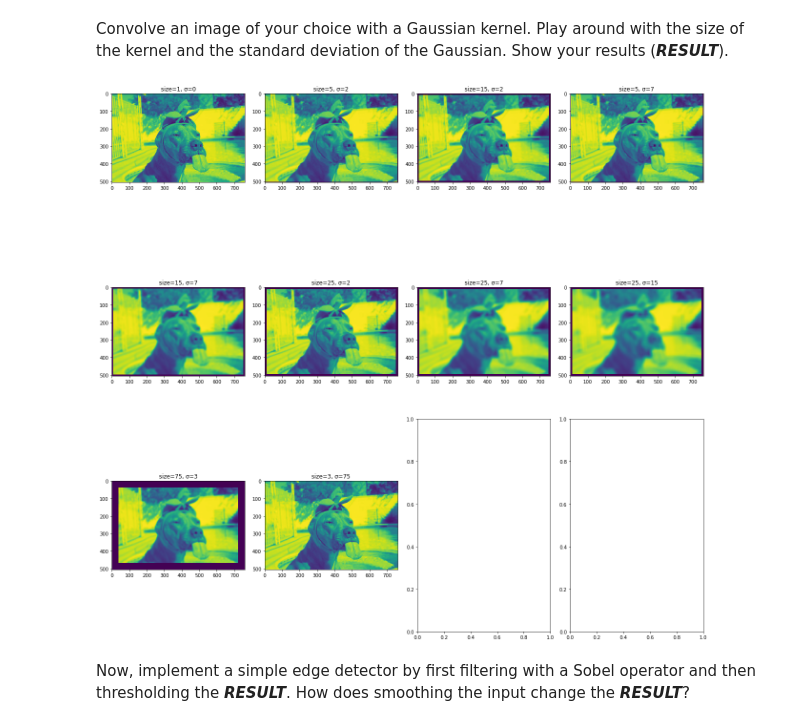
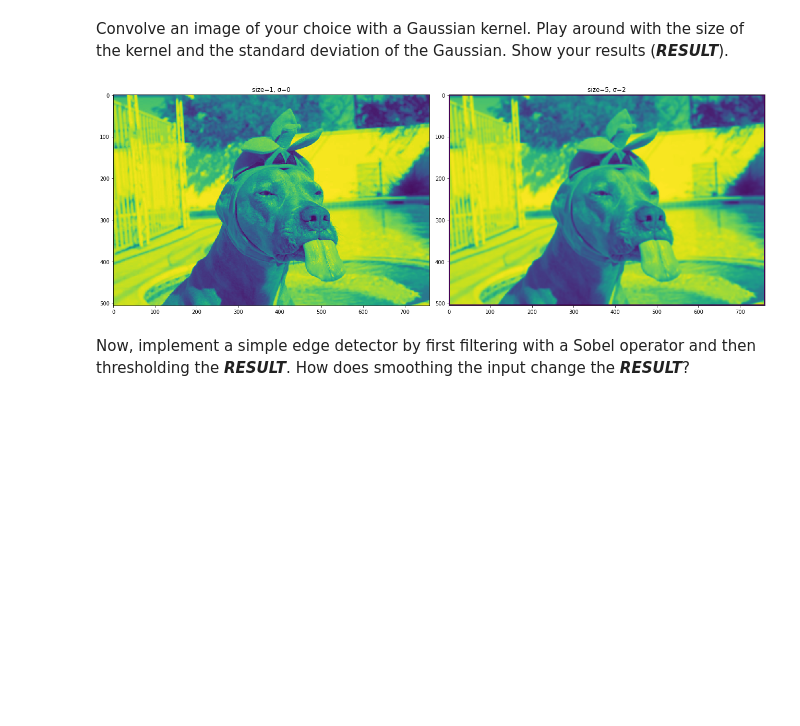
Before and after one commit to jneuendorf/cv1920_assignments, a Jupyter notebook: 02_convolution_canny.ipynb, the cells around one changed output. Saved outputs shown, nothing was run; the diff lists cells and outputs as text; code cells hidden in the pictures; blank space fills up the shorter version.

```diff
--- a/02_convolution_canny.ipynb
+++ b/02_convolution_canny.ipynb
@@ -13,7 +13,7 @@ from skimage import io, color
 def conv2d(image, kernel):
     kernel_height, kernel_width = kernel.shape
     assert kernel_width % 2 != 0 and kernel_height % 2 != 0, 'kernel dimensions must but odd'
-    kernel_sum = np.sum(kernel)
+    kernel_sum = np.sum(np.fabs(kernel))
 #     print(kernel, kernel_sum)
 
     image_height, image_width = image.shape
@@ -27,7 +27,7 @@ def conv2d(image, kernel):
         for col in range(padding_x, image_width - padding_x):
             area = image[row-padding_y:row+padding_y+1, col-padding_x:col+padding_x+1]
             # TODO: normalize?
-            convoluted_image[row, col] = (area * kernel).sum()
+            convoluted_image[row, col] = (area * kernel).sum() / kernel_sum
 
     return convoluted_image
 
@@ -64,43 +65,40 @@ def gaussian_kernel(size, standard_deviation):
     gkern1d = signal.gaussian(size, std=standard_deviation).reshape(size, 1)
     gkern2d = np.outer(gkern1d, gkern1d)
     return gkern2d
 
 
 kernels = (
     # No-op for comparison.
     dict(size=1, standard_deviation=0),
     # Actually blurring kernels.
     dict(size=5, standard_deviation=2),
-    dict(size=15, standard_deviation=2),
-    dict(size=5, standard_deviation=7),
-    dict(size=15, standard_deviation=7),
-    dict(size=25, standard_deviation=2),
-    dict(size=25, standard_deviation=7),
-    dict(size=25, standard_deviation=15),
-    # extremes
-    dict(size=75, standard_deviation=3),
-    dict(size=3, standard_deviation=75),
+#     dict(size=15, standard_deviation=2),
+#     dict(size=5, standard_deviation=7),
+#     dict(size=15, standard_deviation=7),
+#     dict(size=25, standard_deviation=2),
+#     dict(size=25, standard_deviation=7),
+#     dict(size=25, standard_deviation=15),
 )
 
 
 
 convoluted_images = [
     conv2d(image, gaussian_kernel(**kernel))
     for kernel in kernels
 ]
 
 fig = io.imshow_collection(convoluted_images)
 fig.set_figheight(18)
 fig.set_figwidth(18)
 fig.tight_layout()
 for i, ax in enumerate(fig.axes):
     try:
         kernel = kernels[i]
         ax.set_title(f'size={kernel["size"]}, σ={kernel["standard_deviation"]}')
     except IndexError:
         pass
 # %% [output]
-[figure, old version]
+[figure, new version]
 # %% [markdown]
 Now, implement a simple edge detector by first filtering with a Sobel operator and then thresholding the ***RESULT***. How does smoothing the input change the ***RESULT***?
 # %% [markdown]
```
Also changed, not shown: parts of 2 cells of this notebook.
